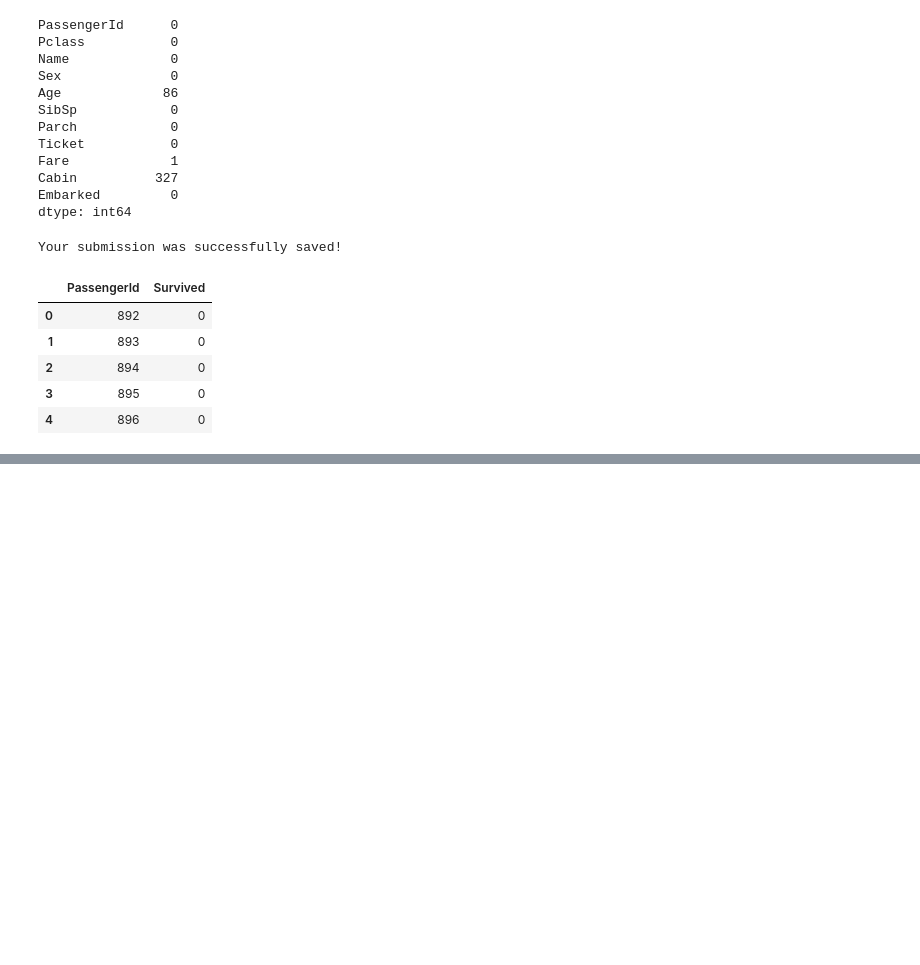
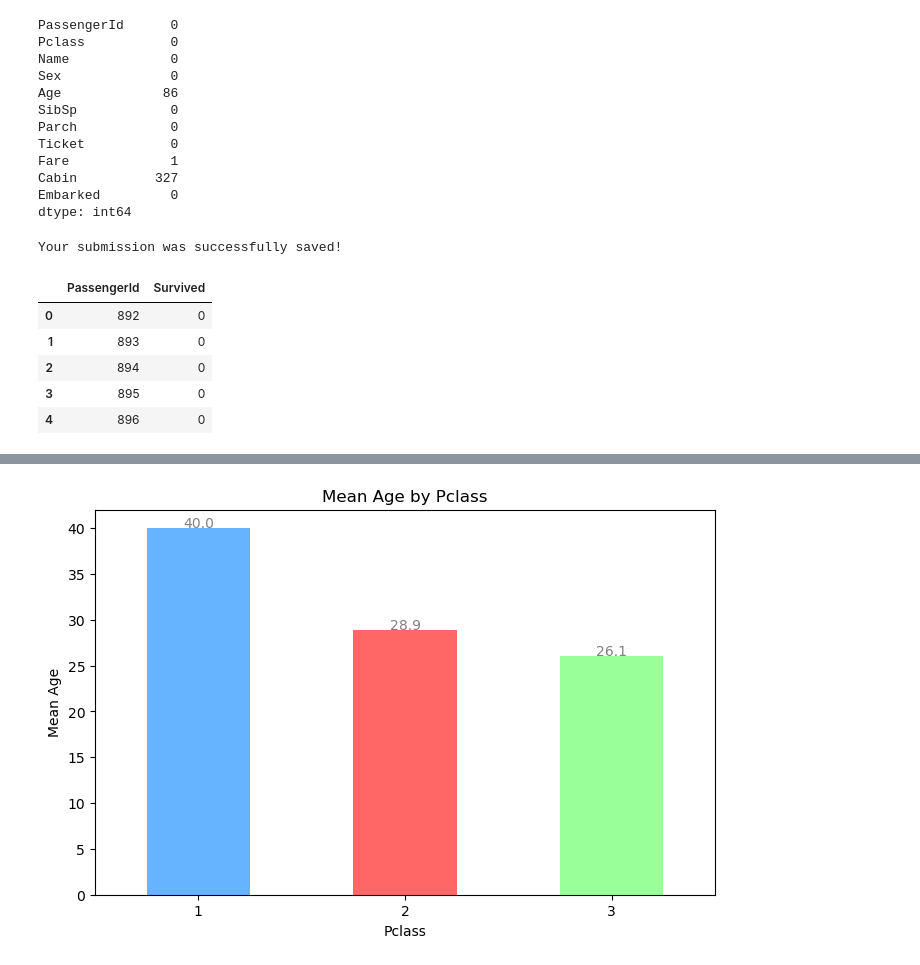
Before and after one commit to AdairPonceuwu/Titanic_Analysis, a Jupyter notebook: train.ipynb, the cells around one changed output, grey strips where cells are left out. Drawn from its saved outputs; the diff is of its cells as text; code cells hidden in the pictures; blank space fills up the shorter version.

```diff
--- a/train.ipynb
+++ b/train.ipynb
@@ -109,0 +144,18 @@ plt.show()
+# %%
+grouped_age = test_data.groupby('Pclass')['Age'].mean()
+
+plt.figure(figsize=(8, 5))
+grouped_age.plot(kind='bar', color=['#66b3ff', '#ff6666', '#99ff99'])
+
+plt.title('Mean Age by Pclass')
+plt.xlabel('Pclass')
+plt.ylabel('Mean Age')
+plt.xticks(rotation=0)
+
+for i, value in enumerate(grouped_age):
+    plt.text(i, value + 0.5, f'{value:.1f}', ha='center', va='center', fontsize=10, color='gray')
+
+
+plt.show()
+# %% [output]
+[figure, added]
```
Also changed, not shown: parts of 4 cells of this notebook.
